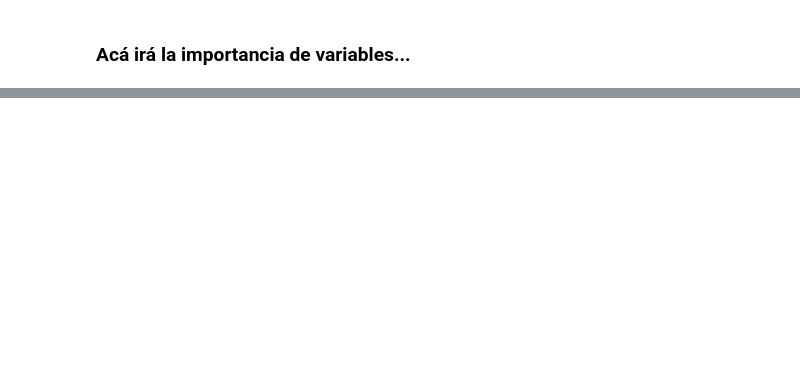
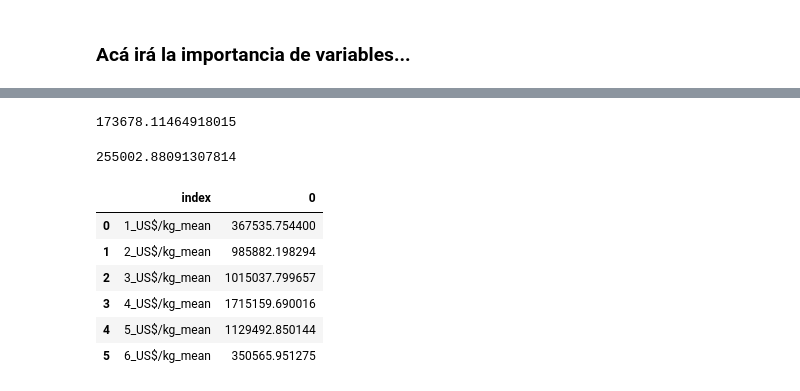
Before and after one commit to PBenavides/Practice_Notebooks, a Jupyter notebook: Time_series_trade_exchange/Modelo No Tradicional.ipynb, the cells around one changed output, grey strips where cells are left out. Saved outputs shown, nothing was run; the diff lists cells and outputs as text; code cells hidden in the pictures; blank space fills up the shorter version.

```diff
--- a/Time_series_trade_exchange/Modelo No Tradicional.ipynb
+++ b/Time_series_trade_exchange/Modelo No Tradicional.ipynb
@@ -485,0 +745,18 @@ cross.iloc[to_drop_test]
+# %%
+preds.sum()
+# %% [output]
+173678.11464918015
+# %%
+y_test.sum()
+# %% [output]
+255002.88091307814
+# %%
+time_series
+# %% [output]
+|  | index | 0 |
+| 0 | 1_US$/kg_mean | 367535.754400 |
+| 1 | 2_US$/kg_mean | 985882.198294 |
+| 2 | 3_US$/kg_mean | 1015037.799657 |
+| 3 | 4_US$/kg_mean | 1715159.690016 |
+| 4 | 5_US$/kg_mean | 1129492.850144 |
+| 5 | 6_US$/kg_mean | 350565.951275 |
```
Also changed, not shown: parts of 53 cells of this notebook.
